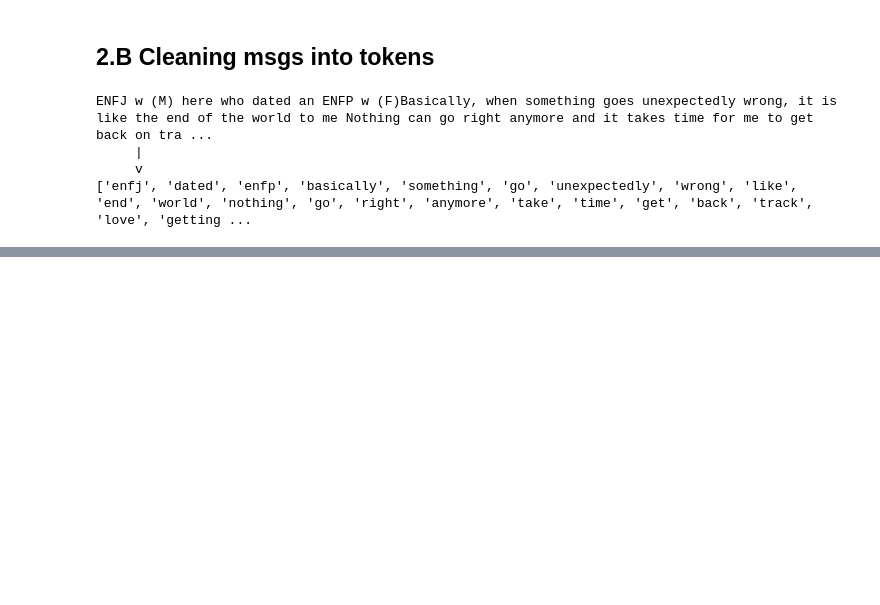
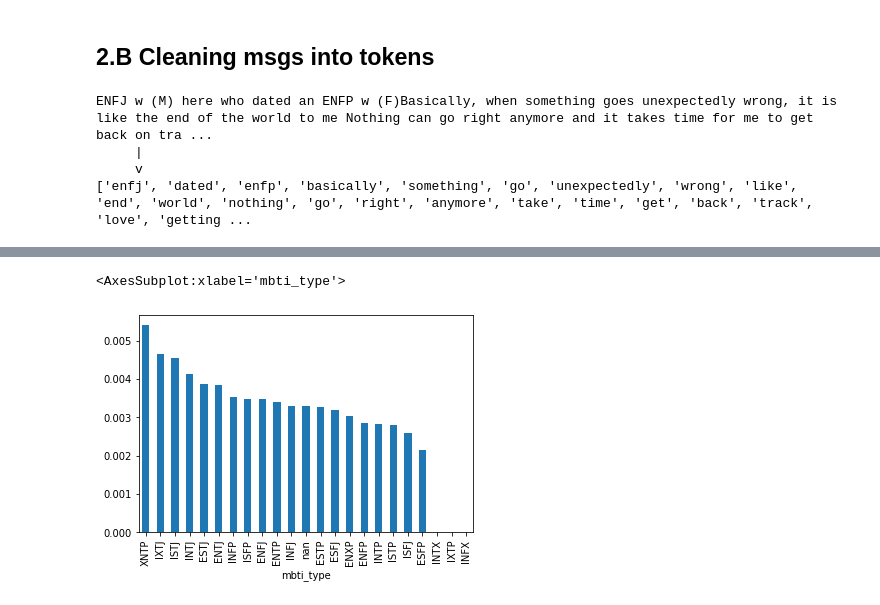
Before and after one commit to MaximeBastion/mbti-type-from-text, a Jupyter notebook: notebooks/computing_stats_per_user.ipynb, the cells around one changed output, grey strips where cells are left out. Cells and saved outputs as stored; diff of their text form; code cells hidden in the pictures; blank space fills up the shorter version.

```diff
--- a/notebooks/computing_stats_per_user.ipynb
+++ b/notebooks/computing_stats_per_user.ipynb
@@ -315,3 +317,8 @@ df_per_mbti_type
 | IXTP | 1 | 1 | 1.000000 | 69 | [think, glory, sub, anything, logo] | 69.000000 | 0.000000 | ... |
 | XNTP | 2 | 3 | 1.500000 | 1569 | [ooo, wan, na, play, forgive, opi... | 414.250000 | 0.000000 | ... |
 | NaN | 2638 | 6706 | 2.542077 | 1796234 | [enfj, dated, enfp, basically, so... | 257.406160 | 0.034295 | ... |
+# %%
+df_per_mbti_type.line_break_char_mean.sort_values(ascending=False).plot(kind="bar")
+# %% [output]
+<AxesSubplot:xlabel='mbti_type'>
+[figure, added]
```
Also changed, not shown: parts of 6 cells of this notebook.
